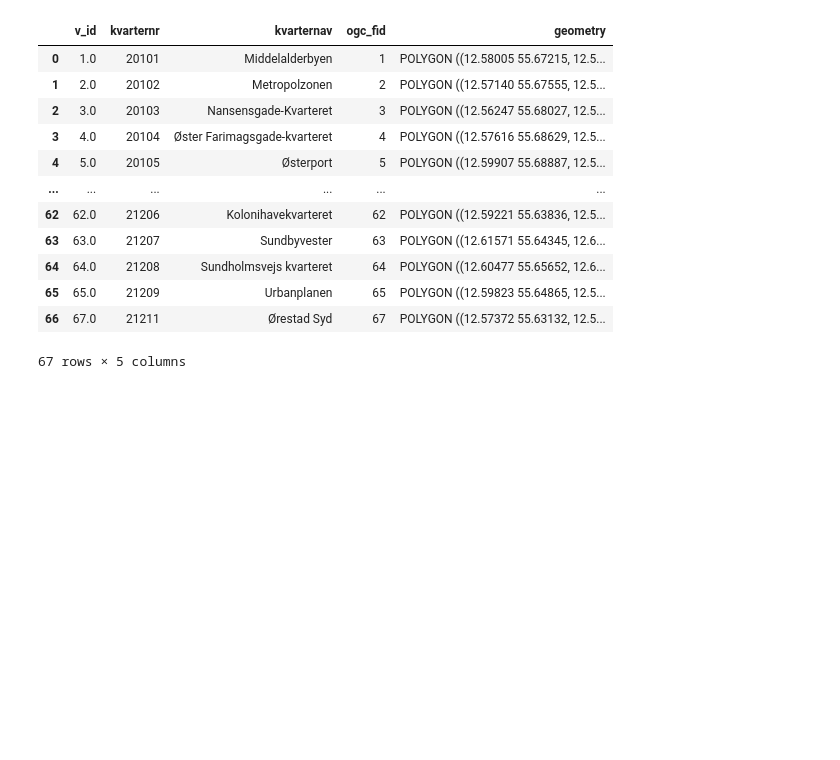
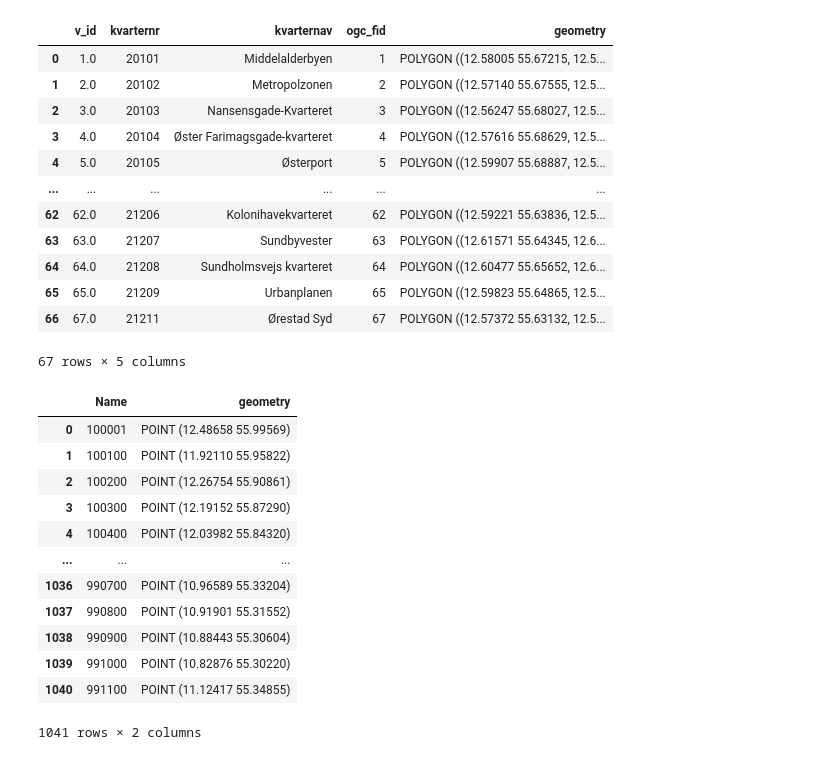
Before and after one commit to carlos9917/learning, a Jupyter notebook: GIS/download_denmark_dem.ipynb, the cells around one changed output. Drawn from its saved outputs; the diff is of its cells as text; code cells hidden in the pictures; blank space fills up the shorter version.

```diff
--- a/GIS/download_denmark_dem.ipynb
+++ b/GIS/download_denmark_dem.ipynb
@@ -25,3 +28,19 @@ df_cph_shp
 | 65 | 65.0 | 21209 | Urbanplanen | 65 | POLYGON ((12.59823 55.64865, 12.5... |
 | 66 | 67.0 | 21211 | Ørestad Syd | 67 | POLYGON ((12.57372 55.63132, 12.5... |
 67 rows × 5 columns
+# %%
+df_stations_vejvejr
+# %% [output]
+|  | Name | geometry |
+| 0 | 100001 | POINT (12.48658 55.99569) |
+| 1 | 100100 | POINT (11.92110 55.95822) |
+| 2 | 100200 | POINT (12.26754 55.90861) |
+| 3 | 100300 | POINT (12.19152 55.87290) |
+| 4 | 100400 | POINT (12.03982 55.84320) |
+| ... | ... | ... |
+| 1036 | 990700 | POINT (10.96589 55.33204) |
+| 1037 | 990800 | POINT (10.91901 55.31552) |
+| 1038 | 990900 | POINT (10.88443 55.30604) |
+| 1039 | 991000 | POINT (10.82876 55.30220) |
+| 1040 | 991100 | POINT (11.12417 55.34855) |
+1041 rows × 2 columns
```
Also changed, not shown: parts of 12 cells of this notebook, 7 other files.
